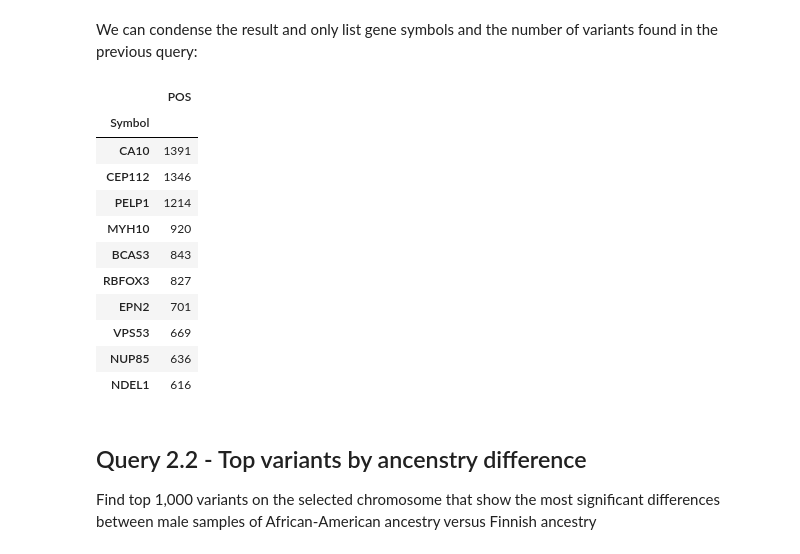
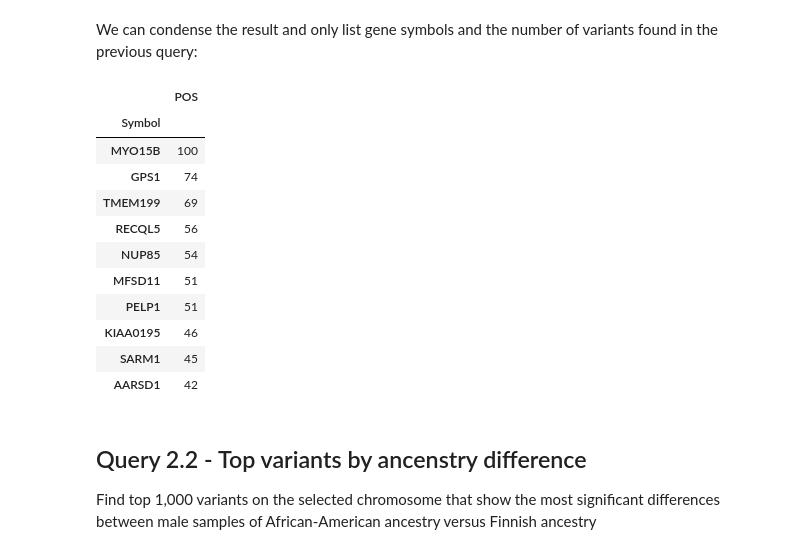
Before and after one commit to googlegenomics/gcp-variant-transforms, a Jupyter notebook: docs/sample_queries/gnomad/gnomad.ipynb, the cells around one changed output. Cells and saved outputs as stored; diff of their text form; code cells hidden in the pictures.

```diff
--- a/docs/sample_queries/gnomad/gnomad.ipynb
+++ b/docs/sample_queries/gnomad/gnomad.ipynb
@@ -620,21 +620,21 @@ This query processed 1.65234375 GB of data which is 0.1614% of your 1 TB monthly
 # %% [markdown]
 We can condense the result and only list gene symbols and the number of variants found in the previous query:
 # %%
-stats_chr_sex.groupby('Symbol').count()[['POS']].sort_values(by=['POS'],
+high_af.groupby('Symbol').count()[['POS']].sort_values(by=['POS'],
                                                                ascending=False).head(10)
 # %% [output]
 |  | POS |
 | Symbol |  |
-| CA10 | 1391 |
-| CEP112 | 1346 |
-| PELP1 | 1214 |
-| MYH10 | 920 |
-| BCAS3 | 843 |
-| RBFOX3 | 827 |
-| EPN2 | 701 |
-| VPS53 | 669 |
-| NUP85 | 636 |
-| NDEL1 | 616 |
+| MYO15B | 100 |
+| GPS1 | 74 |
+| TMEM199 | 69 |
+| RECQL5 | 56 |
+| NUP85 | 54 |
+| MFSD11 | 51 |
+| PELP1 | 51 |
+| KIAA0195 | 46 |
+| SARM1 | 45 |
+| AARSD1 | 42 |
 # %% [markdown]
 ## Query 2.2 - Top variants by ancenstry difference
 Find top 1,000 variants on the selected chromosome that show the most significant differences between male samples of African-American ancestry versus Finnish ancestry
```
Also changed, not shown: parts of 11 cells of this notebook.
